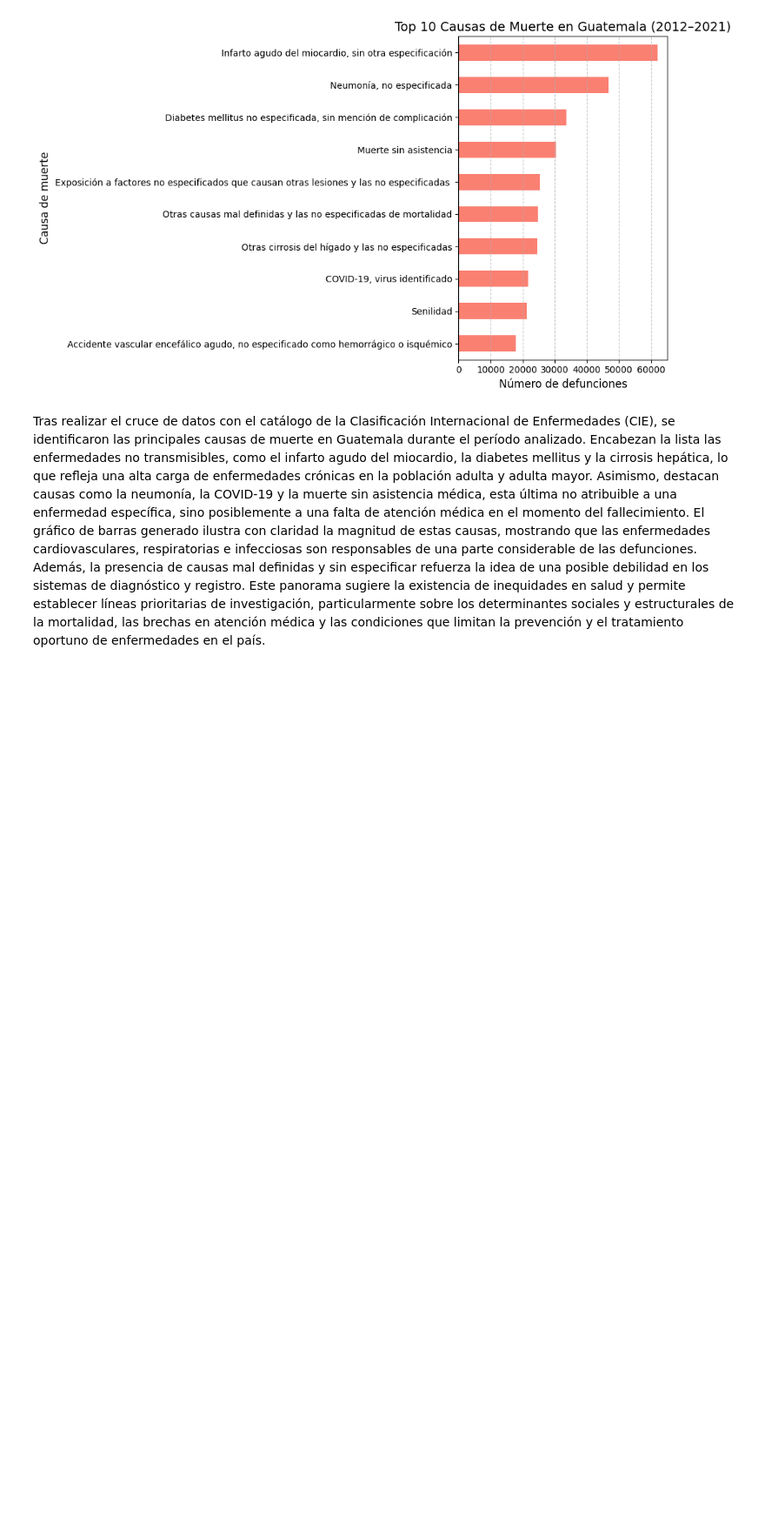
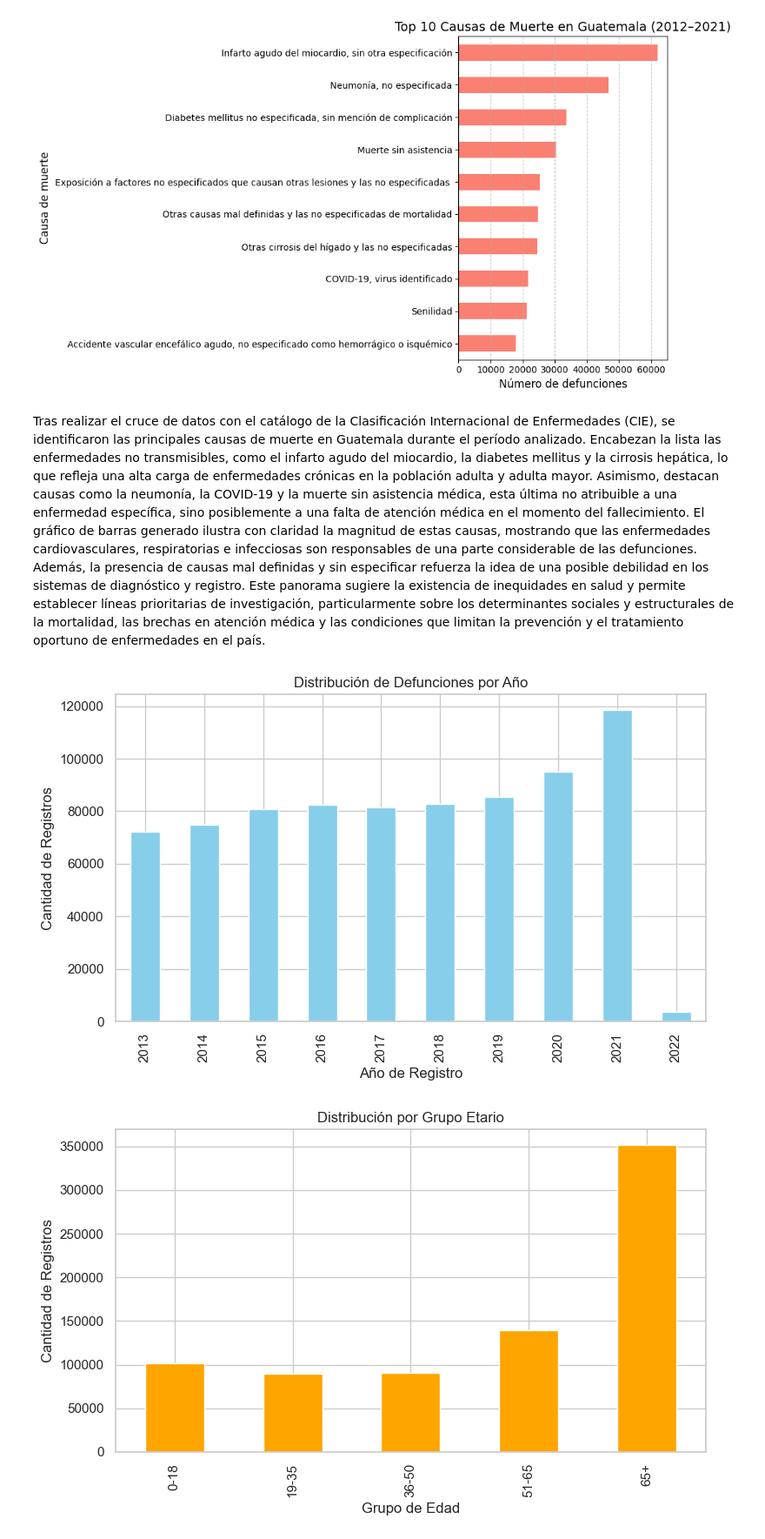
Before and after one commit to michellemej22596/Proyecto3-MineriadeDatos, a Jupyter notebook: analisisdefunciones.ipynb, the cells around one changed output. Shown at 87% size. Cells and saved outputs as stored; diff of their text form; code cells hidden in the pictures; blank space fills up the shorter version.

Commit message:
Feat: Histogramas de datos importantes

```diff
--- a/analisisdefunciones.ipynb
+++ b/analisisdefunciones.ipynb
@@ -137,3 +137,40 @@ Name: count, dtype: int64
 [figure]
 # %% [markdown]
 Tras realizar el cruce de datos con el catálogo de la Clasificación Internacional de Enfermedades (CIE), se identificaron las principales causas de muerte en Guatemala durante el período analizado. Encabezan la lista las enfermedades no transmisibles, como el infarto agudo del miocardio, la diabetes mellitus y la cirrosis hepática, lo que refleja una alta carga de enfermedades crónicas en la población adulta y adulta mayor. Asimismo, destacan causas como la neumonía, la COVID-19 y la muerte sin asistencia médica, esta última no atribuible a una enfermedad específica, sino posiblemente a una falta de atención médica en el momento del fallecimiento. El gráfico de barras generado ilustra con claridad la magnitud de estas causas, mostrando que las enfermedades cardiovasculares, respiratorias e infecciosas son responsables de una parte considerable de las defunciones. Además, la presencia de causas mal definidas y sin especificar refuerza la idea de una posible debilidad en los sistemas de diagnóstico y registro. Este panorama sugiere la existencia de inequidades en salud y permite establecer líneas prioritarias de investigación, particularmente sobre los determinantes sociales y estructurales de la mortalidad, las brechas en atención médica y las condiciones que limitan la prevención y el tratamiento oportuno de enfermedades en el país.
+# %%
+# Visualización de datos - Proyecto Defunciones INE Guatemala
+
+import pandas as pd
+import matplotlib.pyplot as plt
+import seaborn as sns
+
+# Configuración estética
+sns.set(style="whitegrid")
+
+# Cargar datos
+df = pd.read_csv("defunciones_simplified.csv")
+
+# =======================
+# Histogramas
+# =======================
+
+# Histograma de registros por año
+plt.figure(figsize=(8, 5))
+df['año_registrado'].value_counts().sort_index().plot(kind='bar', color='skyblue')
+plt.title('Distribución de Defunciones por Año')
+plt.xlabel('Año de Registro')
+plt.ylabel('Cantidad de Registros')
+plt.tight_layout()
+plt.show()
+
+# Histograma por grupo etario
+plt.figure(figsize=(8, 5))
+df['age_group'].value_counts().sort_index().plot(kind='bar', color='orange')
+plt.title('Distribución por Grupo Etario')
+plt.xlabel('Grupo de Edad')
+plt.ylabel('Cantidad de Registros')
+plt.tight_layout()
+plt.show()
+# %% [output]
+[figure, added]
+[figure, added]
```
Also changed, not shown: parts of 1 cell of this notebook.
